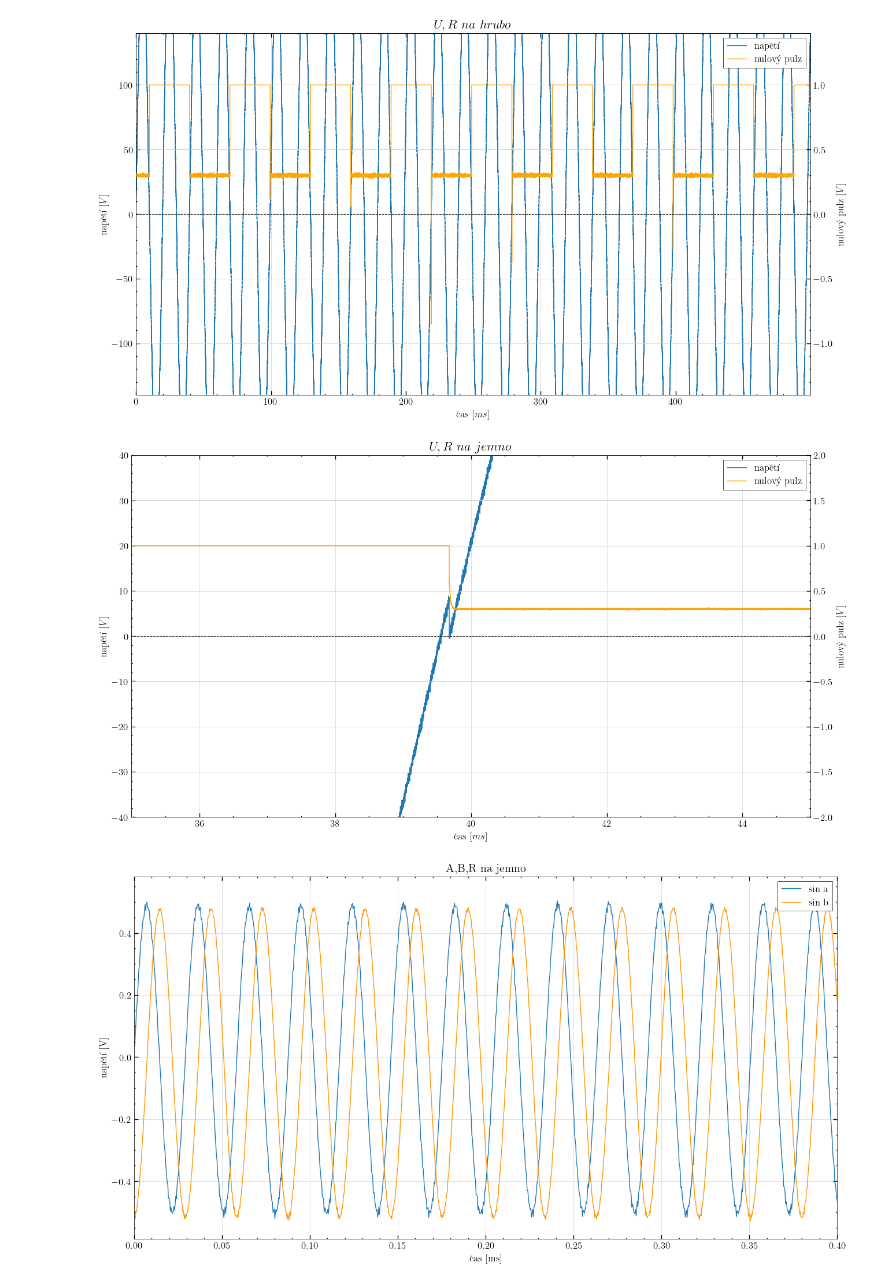
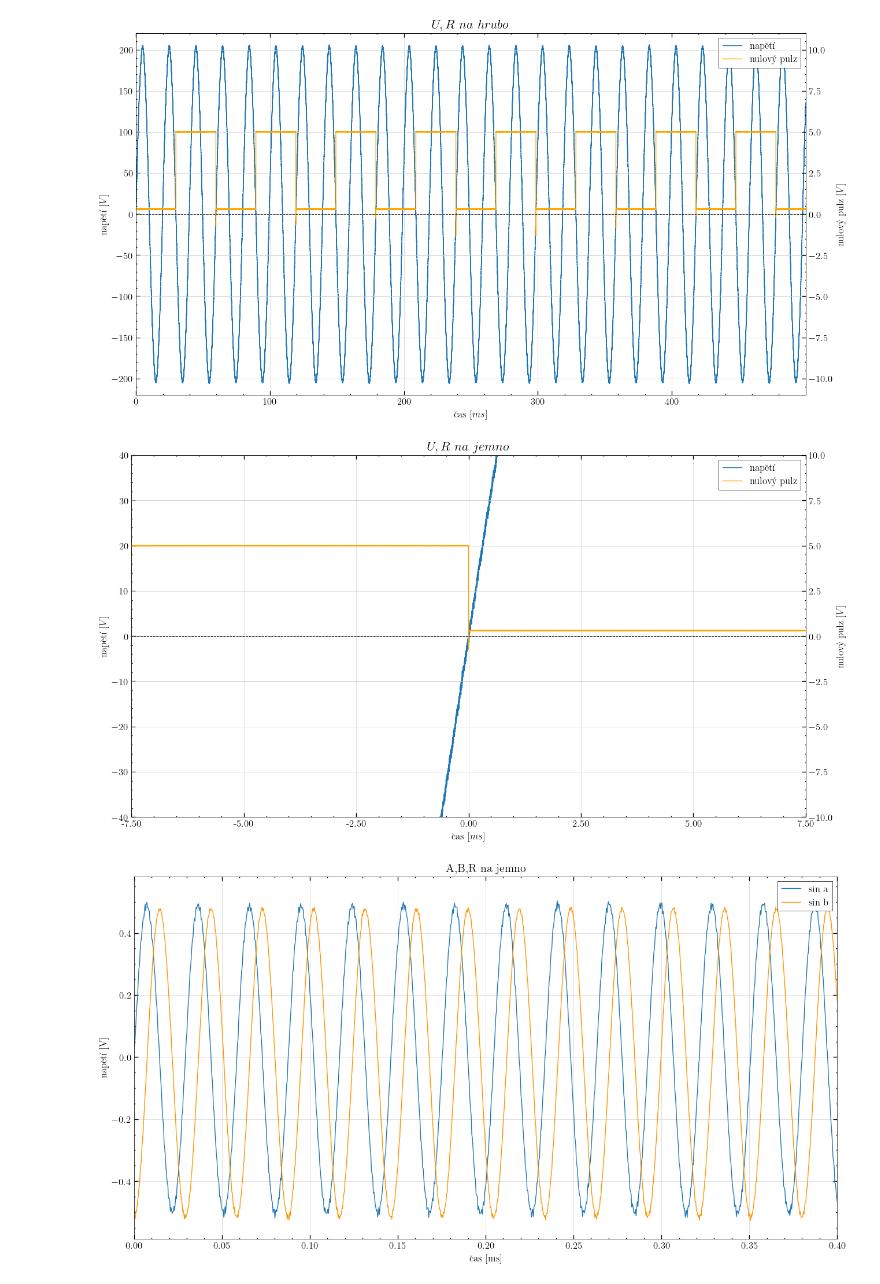
Before and after one commit to Buldadavid/plot, a Jupyter notebook: EQN_NEW_LATEX.ipynb, the cells around one changed output. Saved outputs shown, nothing was run; the diff lists cells and outputs as text; code cells hidden in the pictures.

```diff
--- a/EQN_NEW_LATEX.ipynb
+++ b/EQN_NEW_LATEX.ipynb
@@ -22,45 +45,45 @@ b = ABR[: , 2]/1e3
 fig, host = plt.subplots(figsize=(13,7), layout='constrained')
 ax2 = host.twinx()
 host.set_xlim(0, t[-1])
-host.set_ylim(-140, 140)
-ax2.set_ylim(-1.4, 1.4)
+host.set_ylim(-220, 220)
+ax2.set_ylim(-11, 11)
 
 host.set_xlabel("čas $[ms]$", fontsize=12)
 host.set_ylabel("napětí $[V]$", fontsize=12)
 ax2.set_ylabel("nulový pulz $[V]$", fontsize=12)
 
 p1 = host.plot(t, u, label="napětí")
 p2 = ax2.plot(t, r, label="nulový pulz", color='orange')
 
 plt.hlines(0.00075/2,0, t[-1], color = 'k', linestyles='--',lw = 0.75)
 
 # plt.title("U,R na hrubo")
 plt.title(r"$U,R$ $na$ $hrubo$", fontsize=16, color='k')
 host.legend(handles=p1+p2, loc='upper right')
 # host.set_yticks(np.arange(-120, 140, step=40))
 host.yaxis.label.set_color(p1[0].get_color())
 ax2.yaxis.label.set_color(p2[0].get_color())
 # host.grid(color='lightgrey', linestyle='-', linewidth=0.5)
 host.set_xlabel("čas $[ms]$", fontsize=12, color = 'k')
 host.set_ylabel("napětí $[V]$", fontsize=12, color = 'k')
 ax2.set_ylabel("nulový pulz $[V]$", fontsize=12, color = 'k')
 # ax = plt.gca()
 # ax.spines['bottom'].set_color('k')
 # ax.spines['top'].set_color('k')
 # ax.spines['right'].set_color(p2[0].get_color())
 # ax.spines['left'].set_color(p1[0].get_color())
 
 plt.savefig("eqn_ur-h.png")
 # %% [output]
-[figure, old version]
+[figure, new version]
 # %%
 fig, host = plt.subplots(figsize=(13,7), layout='constrained')
 ax2 = host.twinx()
 ax = plt.gca()
 
-host.set_xlim(35, 45)
+host.set_xlim(R-7.5, R+7.5)
 host.set_ylim(-40, 40)
-ax2.set_ylim(-2, 2)
+ax2.set_ylim(-10, 10)
 
 p1 = host.plot(t, u, label="napětí")
 p2 = ax2.plot(t, r, label="nulový pulz", color='orange')
@@ -75,17 +98,16 @@ ax2.yaxis.label.set_color(p2[0].get_color())
 
 # ax.set_xticks([R,R-0.2,R+0.2,R-0.4,R+0.4,R-0.6,R+0.6])
 # ax.set_xticklabels(['0',"-0.2","0.2","-0.4","0.4","-0.6","0.6"])
-# N1 , N2 = timel(7,0.2,"R")
-# ax.set_xticks(N1)
-# ax.set_xticklabels(N2)
+N1 , N2 = timel(7,2.5,"R")
+ax.set_xticks(N1)
+ax.set_xticklabels(N2)
 host.set_xlabel("čas $[ms]$", fontsize=12, color = 'k')
 host.set_ylabel("napětí $[V]$", fontsize=12, color = 'k')
 ax2.set_ylabel("nulový pulz $[V]$", fontsize=12, color = 'k')
-
 # plt.show()
 plt.savefig("eqn_ur.png")
 # %% [output]
-[figure, old version]
+[figure, new version]
 # %%
 fig, host = plt.subplots(figsize=(13,7), layout='constrained')
 ax = plt.gca()
```
Also changed, not shown: parts of 1 cell of this notebook, 15 other files.
